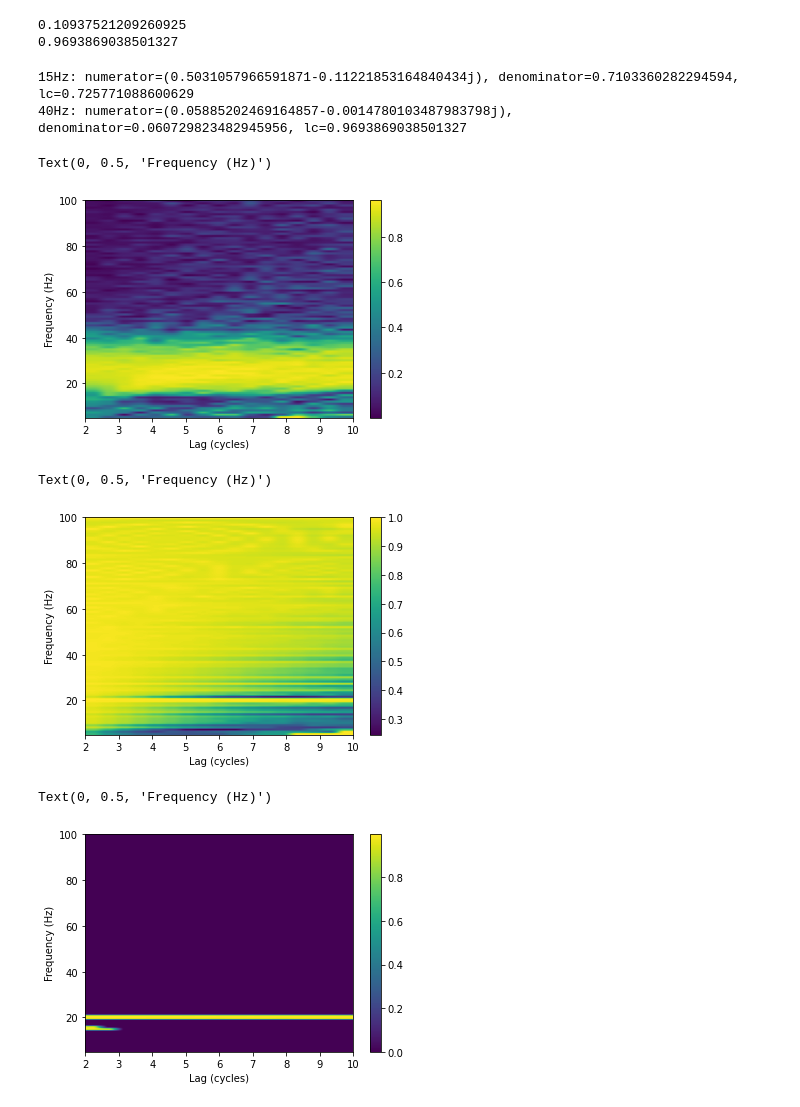
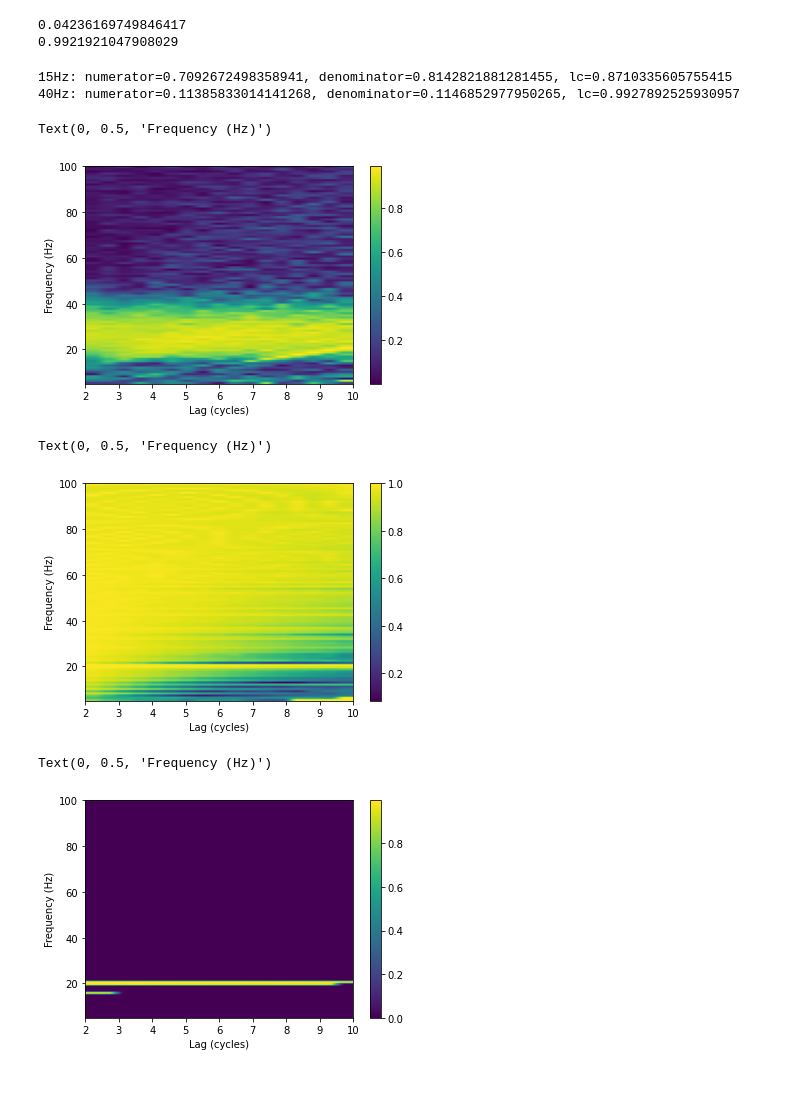
Before and after one commit to danclab/lagged_hilbert_coherence, a Jupyter notebook: python/demo.ipynb, the cells around one changed output. Saved outputs shown, nothing was run; the diff lists cells and outputs as text; code cells hidden in the pictures.

```diff
--- a/python/demo.ipynb
+++ b/python/demo.ipynb
@@ -456,22 +461,6 @@ def lagged_coherence(signal, srate, freq, lag):
 
 
 def lagged_hilbert_coherence(signal, srate, freq, lag, df):
-    """
-    Calculate the lagged Hilbert coherence at a given frequency and lag of a signal.
-
-    Args:
-    signal (numpy.ndarray): The signal to analyze.
-    srate (int): The sampling rate of the signal.
-    freq (int): The frequency to compute coherence at
-    lag (int): The time lag in cycles to calculate the coherence
-
-    Returns:
-    tuple: A tuple containing three numpy.ndarray objects: num, denom, and lc.
-    num is the numerator of the lagged coherence calculation,
-    denom is the denominator, and
-    lc is the lagged Hilbert coherence at the given frequency and lag.
-    """
-
     n_pts = len(signal)
     T = n_pts * 1 / srate
     time = np.linspace(0, T, int(T * srate))
@@ -586,23 +575,23 @@ Text(0, 0.5, 'Lagged coherence')
 # %%
 # What about at a frequency where we know there is only noise?
-num, denom, lc = lagged_coherence(signal, srate, 50, 5)
+num, denom, lc = lagged_coherence(signal, srate, 50, 3)
 print(lc)
 # What about at a frequency where we know there is only noise?
-num, denom, lc = lagged_hilbert_coherence(signal, srate, 40, 5, df)
+num, denom, lc = lagged_hilbert_coherence(signal, srate, 50, 3, df)
 print(lc)
 # %% [output]
-0.10937521209260925
-0.9693869038501327
+0.04236169749846417
+0.9921921047908029
 # %%
 # What's going on?
-num1, denom1, lc1 = lagged_hilbert_coherence(signal, srate, 15, 5, df)
-num2, denom2, lc2 = lagged_hilbert_coherence(signal, srate, 40, 5, df)
+num1, denom1, lc1 = lagged_hilbert_coherence(signal, srate, 15, 3, df)
+num2, denom2, lc2 = lagged_hilbert_coherence(signal, srate, 50, 3, df)
 
-print('15Hz: numerator={}, denominator={}, lc={}'.format(np.mean(num1), np.mean(denom1), lc1))
-print('40Hz: numerator={}, denominator={}, lc={}'.format(np.mean(num2), np.mean(denom2), lc2))
+print('15Hz: numerator={}, denominator={}, lc={}'.format(np.mean(np.abs(num1)), np.mean(denom1), lc1))
+print('40Hz: numerator={}, denominator={}, lc={}'.format(np.mean(np.abs(num2)), np.mean(denom2), lc2))
 # %% [output]
-15Hz: numerator=(0.5031057966591871-0.11221853164840434j), denominator=0.7103360282294594, lc=0.725771088600629
-40Hz: numerator=(0.05885202469164857-0.0014780103487983798j), denominator=0.060729823482945956, lc=0.9693869038501327
+15Hz: numerator=0.7092672498358941, denominator=0.8142821881281455, lc=0.8710335605755415
+40Hz: numerator=0.11385833014141268, denominator=0.1146852977950265, lc=0.9927892525930957
 # %%
 # Evaluate at 2-10 lag cycles
 lags=np.arange(2,10.5,.5)
@@ -620,10 +609,10 @@ plt.xlabel('Lag (cycles)')
 plt.ylabel('Frequency (Hz)')
 # %% [output]
 Text(0, 0.5, 'Frequency (Hz)')
-[figure, old version]
+[figure, new version]
 # %%
 # At 40Hz, the numerator and denominator are both low, but nearly exactly the same
-# I think this is due to amplitude correlations introduced by bandpass filtering in a freq
+# This is due to amplitude correlations introduced by bandpass filtering in a freq
 # range with low power (https://journals.physiology.org/doi/full/10.1152/jn.00851.2013)
 # Here's the effect over a range of frequencies
 
@@ -645,25 +634,25 @@ plt.xlabel('Lag (cycles)')
 plt.ylabel('Frequency (Hz)')
 # %% [output]
 Text(0, 0.5, 'Frequency (Hz)')
-[figure, old version]
+[figure, new version]
 # %%
 # The solution is to use the amplitude covariance of a surrogate
 # dataset as a threshold. We use an ARMA model to account for
 # aperiodic temporal structure
 
-def ar_surr(signal, k_perm):
+def arma_surr(signal, freqs, k_perm):
     n_pts=len(signal)
     # Subtract out the mean and linear trend
     detrend_ord = 1
     x = sm.tsa.tsatools.detrend(signal, order=detrend_ord)
 
-    # Estimate an AR model
-    mdl_order = (1, 0, 0)
+    # Estimate an ARMA model
+    mdl_order = (1, 0, 1)
     mdl = sm.tsa.ARIMA(x, order=mdl_order)
     result = mdl.fit()
     result.summary()
-    # Make a generative model using the AR parameters
-    arma_process = sm.tsa.ArmaProcess.from_coeffs(result.arparams)
+    # Make a generative model using the ARMA parameters
+    arma_process = sm.tsa.ArmaProcess.from_estimation(result)
     # Simulate a bunch of time-courses from the model
     x_sim = arma_process.generate_sample((len(x), k_perm),
                                          scale=result.resid.std())
@@ -675,43 +664,44 @@ def ar_surr(signal, k_perm):
 
     for i in range(k_perm):
         padd_rand_signal = np.hstack([pad, x_sim[:,i], pad])
+
         # Get analytic signal (phase and amplitude)
         analytic_rand_signal = hilbert(padd_rand_signal, N=None)[n_pts:2 * n_pts]
 
         # Analytic signal at n=0...-1
         f1 = analytic_rand_signal[0:-1]
         # Analytic signal at n=1,...
         f2 = analytic_rand_signal[1:]
 
         amp_prod = np.abs(f1) * np.abs(f2)
         amp_prods[i]=np.mean(amp_prod[:])
     return amp_prods
 
-# Compute threshold as 5th percentile of shuffled amplitude
-# producs
-n_shuffles=1000
-amp_prods=ar_surr(signal, n_shuffles)
-threshold=np.percentile(amp_prods,5)
-
 # Evaluate at 2-10 lag cycles
 lags=np.arange(2,10.5,.5)
 # Evaluate at 5-100 Hz
 freqs=np.linspace(5,100,100)
 # Determine the frequency resolution
 df = np.diff(freqs)[0]
+
+# Compute threshold as 95th percentile of shuffled amplitude
+# producs
+n_shuffles=1000
+amp_prods=arma_surr(signal, freqs, n_shuffles)
+threshold=np.percentile(amp_prods,95)
 
 lcs=np.zeros((len(freqs),len(lags)))
 for f_idx,freq in enumerate(freqs):
     for l_idx,lag in enumerate(lags):
         num, denom, lc = lagged_hilbert_coherence(signal, srate, freq, lag, df)
         # Only consider lc if denominator greater than threshold
         if np.mean(denom)>=threshold:
             lcs[f_idx,l_idx]=lc
 
 im=plt.imshow(lcs, extent=[lags[0], lags[-1], freqs[0], freqs[-1]], origin='lower', aspect='auto')
 plt.colorbar(im)
 plt.xlabel('Lag (cycles)')
 plt.ylabel('Frequency (Hz)')
 # %% [output]
 Text(0, 0.5, 'Frequency (Hz)')
-[figure, old version]
+[figure, new version]
```
Also changed, not shown: parts of 15 cells of this notebook.
